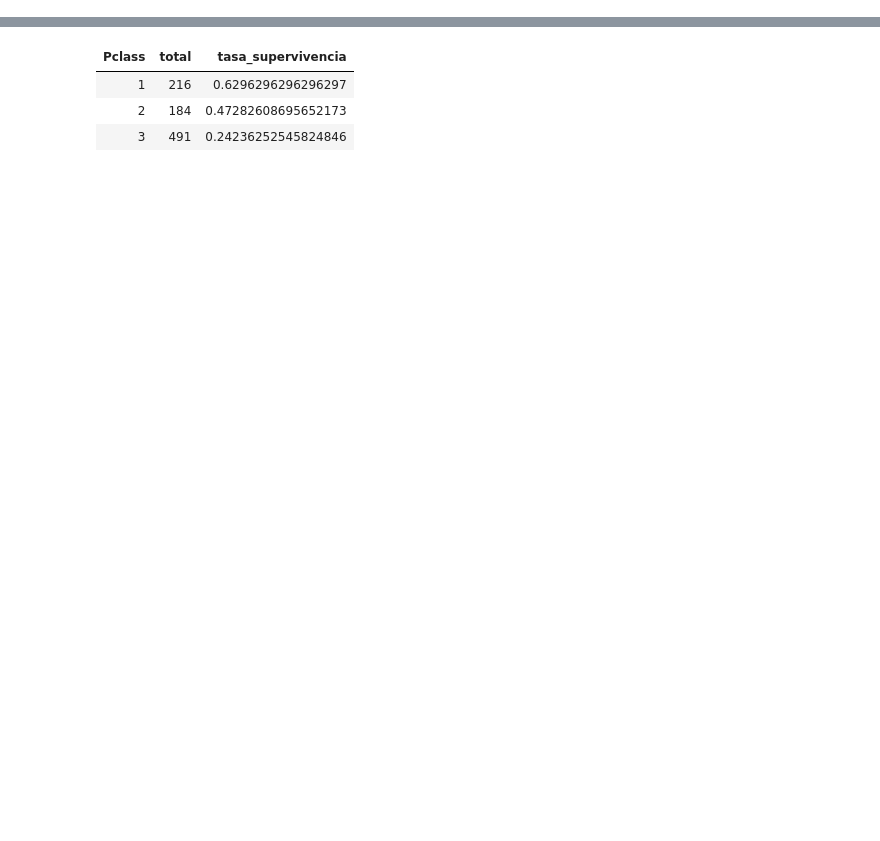
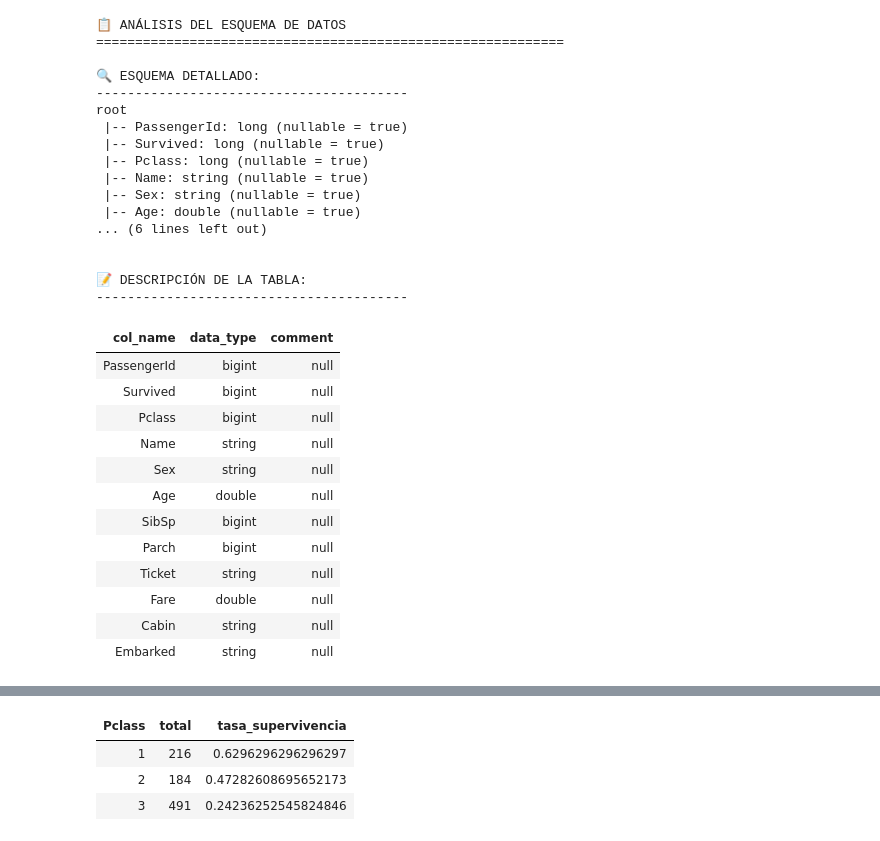
Before and after one commit to SantiagoMesa0911/Actividad_2, a Jupyter notebook: Actividad_2.ipynb, the cells around one changed output, grey strips where cells are left out. Drawn from its saved outputs; the diff is of its cells as text; code cells hidden in the pictures; blank space fills up the shorter version.

```diff
--- a/Actividad_2.ipynb
+++ b/Actividad_2.ipynb
@@ -169,0 +114,44 @@ Ahora puedes usar consultas SQL con: spark.sql('...') o %sql
+# %%
+print("\n📋 ANÁLISIS DEL ESQUEMA DE DATOS")
+print("=" * 60)
+
+print("\n🔍 ESQUEMA DETALLADO:")
+print("-" * 40)
+df.printSchema()
+
+print("\n📝 DESCRIPCIÓN DE LA TABLA:")
+print("-" * 40)
+# Crear una vista mejorada del describe
+desc_df = spark.sql("DESCRIBE default.Train")
+display(desc_df)
+# %% [output]
+📋 ANÁLISIS DEL ESQUEMA DE DATOS
+============================================================
+
+🔍 ESQUEMA DETALLADO:
+----------------------------------------
+root
+ |-- PassengerId: long (nullable = true)
+ |-- Survived: long (nullable = true)
+ |-- Pclass: long (nullable = true)
+ |-- Name: string (nullable = true)
+ |-- Sex: string (nullable = true)
+ |-- Age: double (nullable = true)
+... (6 lines left out)
+
+
+📝 DESCRIPCIÓN DE LA TABLA:
+----------------------------------------
+| col_name | data_type | comment |
+| PassengerId | bigint | null |
+| Survived | bigint | null |
+| Pclass | bigint | null |
+| Name | string | null |
+| Sex | string | null |
+| Age | double | null |
+| SibSp | bigint | null |
+| Parch | bigint | null |
+| Ticket | string | null |
+| Fare | double | null |
+| Cabin | string | null |
+| Embarked | string | null |
```
Also changed, not shown: parts of 10 cells of this notebook.
